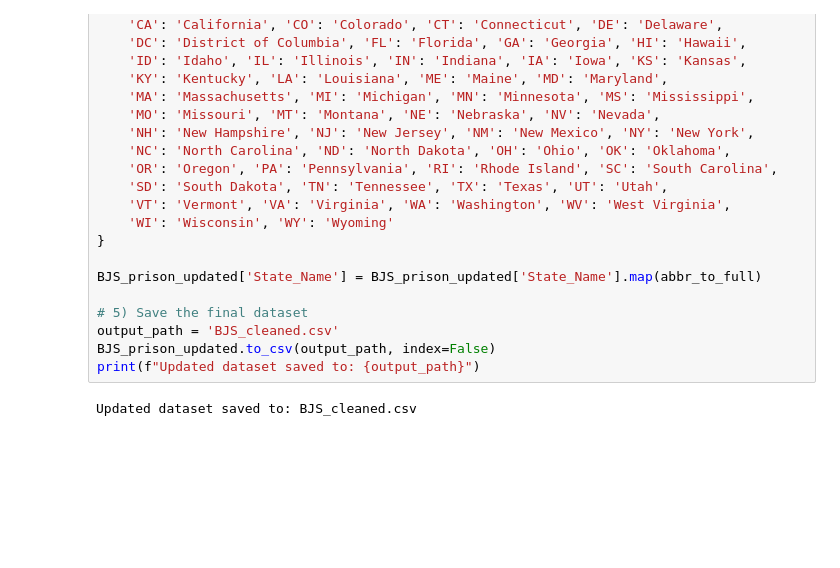
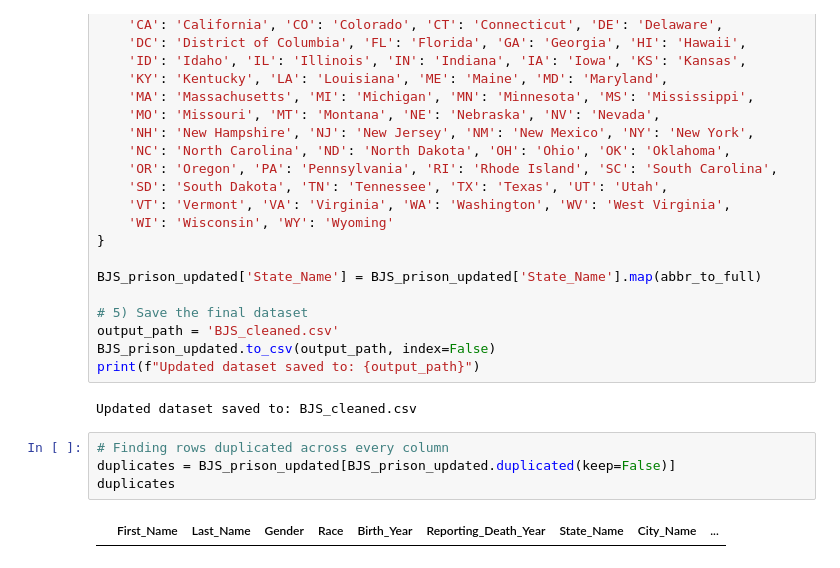
Before and after one commit to Ramil-cyber/Research_Linking_Analyzing_US_Prisons_Deaths, a Jupyter notebook: EDA/BJS_prison_cleaned.ipynb, the cells around one changed output. Drawn from its saved outputs; the diff is of its cells as text; blank space fills up the shorter version.

```diff
--- a/EDA/BJS_prison_cleaned.ipynb
+++ b/EDA/BJS_prison_cleaned.ipynb
@@ -197,3 +197,9 @@ BJS_prison_updated.to_csv(output_path, index=False)
 print(f"Updated dataset saved to: {output_path}")
 # %% [output]
 Updated dataset saved to: BJS_cleaned.csv
+# %%
+# Finding rows duplicated across every column
+duplicates = BJS_prison_updated[BJS_prison_updated.duplicated(keep=False)]
+duplicates
+# %% [output]
+|  | First_Name | Last_Name | Gender | Race | Birth_Year | Reporting_Death_Year | State_Name | City_Name | ... |
```
Also changed, not shown: 1 other file.
